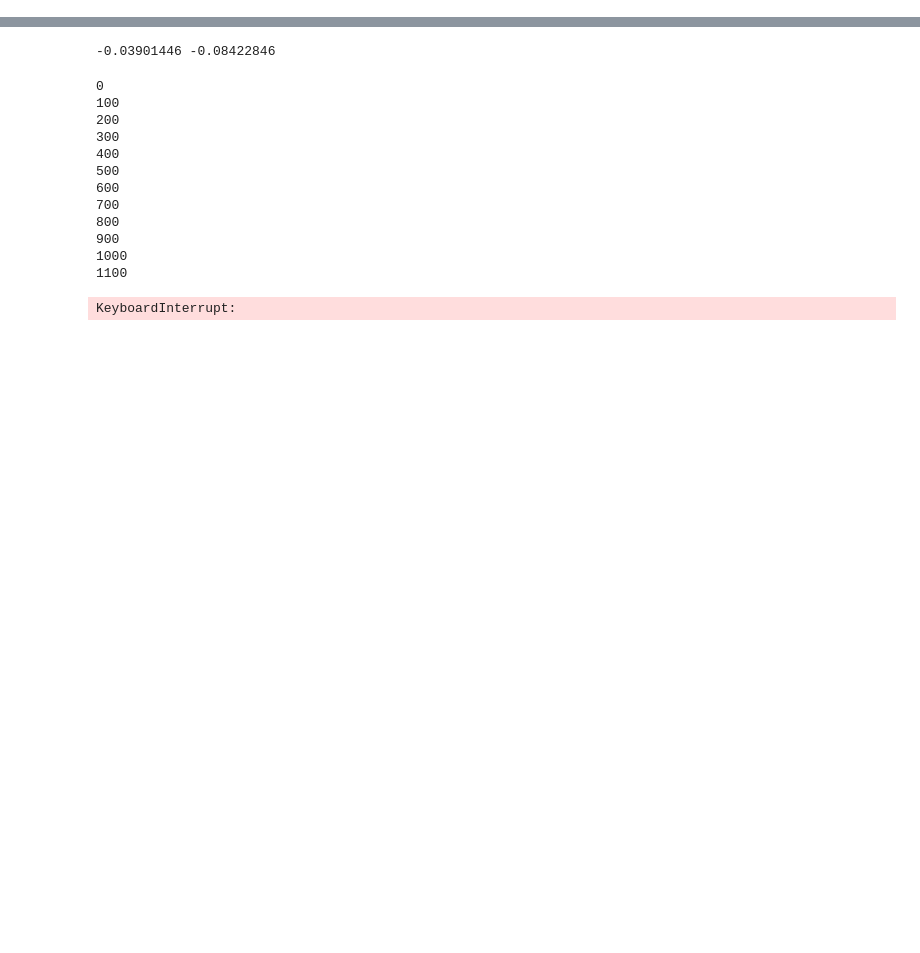
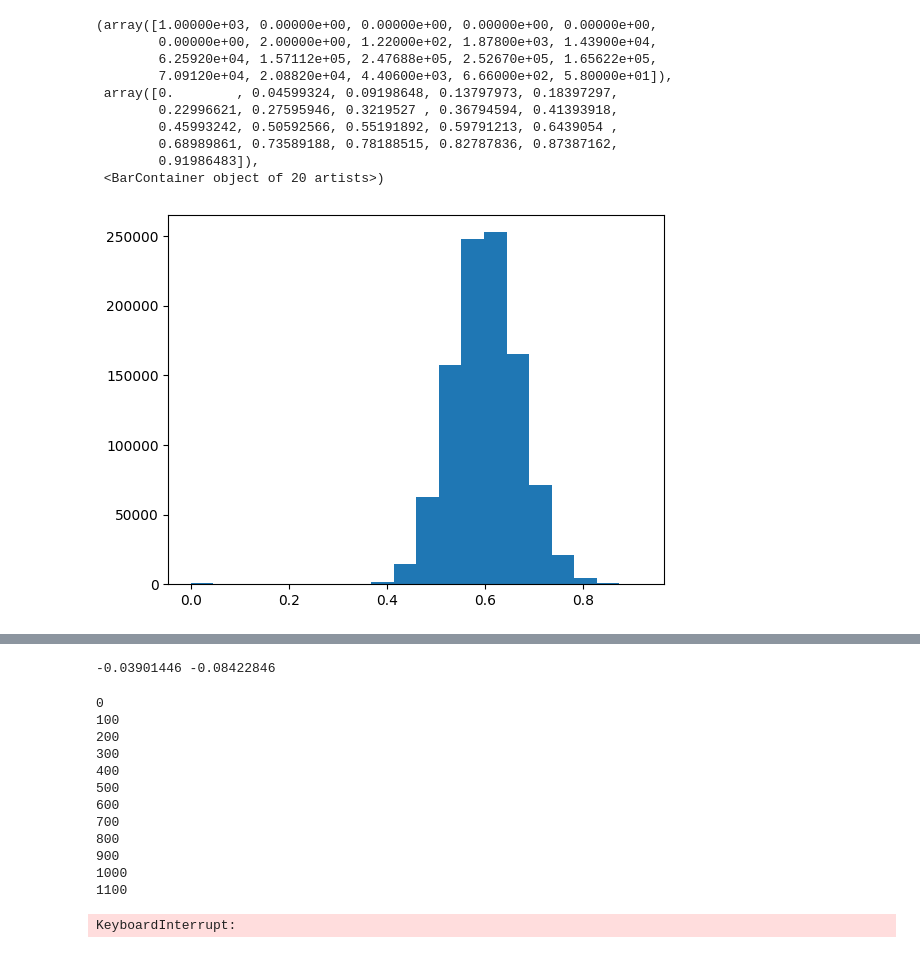
Before and after one commit to hhaller0826/energy-based-learning, a Jupyter notebook: demo_3.ipynb, the cells around one changed output, grey strips where cells are left out. Saved outputs shown, nothing was run; the diff lists cells and outputs as text; code cells hidden in the pictures; blank space fills up the shorter version.

```diff
--- a/demo_3.ipynb
+++ b/demo_3.ipynb
@@ -2,0 +6,37 @@ import numpy as np
+# %%
+import torch
+
+class BengioEnergy:
+    def __init__(self, w, b, activation=torch.tanh, device="cpu"):
+        """
+        :param w: Weight tensor (assumed shape: (some_dim, some_dim))
+        :param b: Bias tensor (assumed shape: same as input n)
+        :param activation: Activation function (e.g., torch.tanh, torch.relu)
+        :param device: 'cpu' or 'cuda' for GPU acceleration
+        """
+        self.w = w.to(device)  # Move weights to device
+        self.b = b.to(device)  # Move biases to device
+        self.activation = activation  # Store activation function
+        self.device = device  # Store device
+
+    def bengio_energy(self, n):
+        """
+        Computes the energy function.
+        :param n: Input tensor (shape: batch_size x feature_dim)
+        :return: Scalar energy value
+        """
+        n = n.to(self.device)  # Ensure input tensor is on the correct device
+        act_n = self.activation(n)  # Apply activation function
+
+        # Compute interaction term
+        inter = 0.5 * torch.sum(self.w * act_n[:-1, :, None] * act_n[1:, None, :])
+
+        # Compute energy term
+        en = torch.sum(self.b * act_n)
+
+        # Compute norm term
+        norm = 0.5 * torch.sum(n**2)
+
+        return norm - inter - en
+
+    def
@@ -2,0 +144,18 @@ import numpy as np
+# %%
+flat_min_states = [state.flatten() for state in minima_states]
+stacked_tensors = torch.stack(flat_min_states)
+distances = torch.cdist(stacked_tensors, stacked_tensors, p=2)
+
+plt.hist(distances.flatten(), bins=20)
+# %% [output]
+(array([1.00000e+03, 0.00000e+00, 0.00000e+00, 0.00000e+00, 0.00000e+00,
+        0.00000e+00, 2.00000e+00, 1.22000e+02, 1.87800e+03, 1.43900e+04,
+        6.25920e+04, 1.57112e+05, 2.47688e+05, 2.52670e+05, 1.65622e+05,
+        7.09120e+04, 2.08820e+04, 4.40600e+03, 6.66000e+02, 5.80000e+01]),
+ array([0.        , 0.04599324, 0.09198648, 0.13797973, 0.18397297,
+        0.22996621, 0.27595946, 0.3219527 , 0.36794594, 0.41393918,
+        0.45993242, 0.50592566, 0.55191892, 0.59791213, 0.6439054 ,
+        0.68989861, 0.73589188, 0.78188515, 0.82787836, 0.87387162,
+        0.91986483]),
+ <BarContainer object of 20 artists>)
+[figure, added]
```
Also changed, not shown: parts of 16 cells of this notebook, 4 other files.
